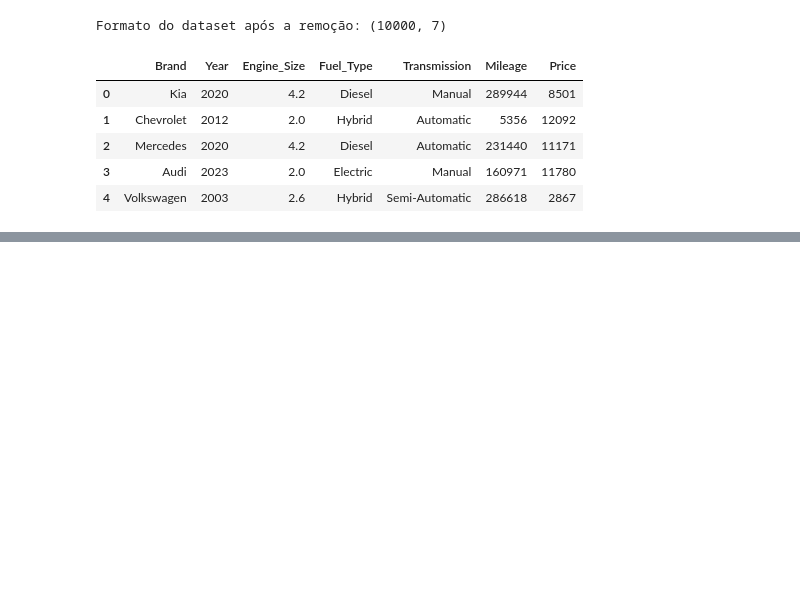
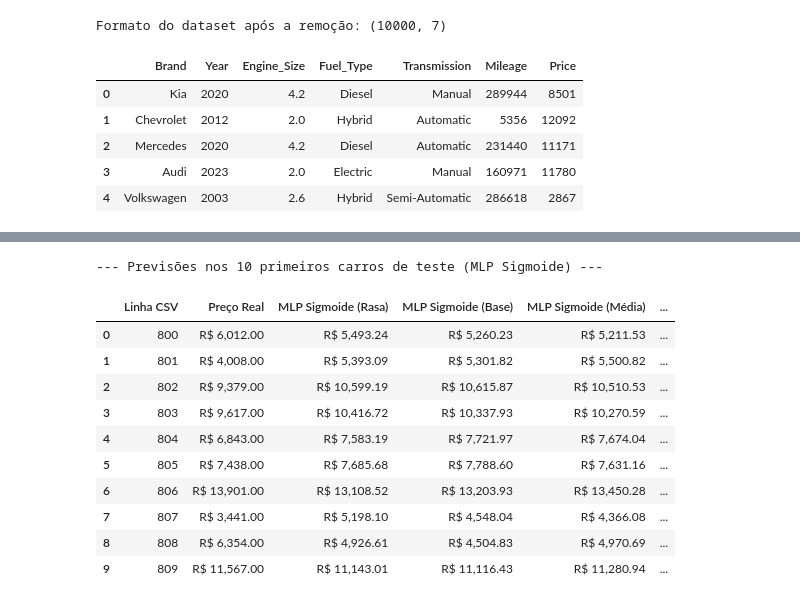
Before and after one commit to DanielMeloN/Prova_3i.a, a Jupyter notebook: prova3 i.a/car_price_analysis_novo.ipynb, the cells around one changed output, grey strips where cells are left out. Cells and saved outputs as stored; diff of their text form; code cells hidden in the pictures; blank space fills up the shorter version.

```diff
--- a/prova3 i.a/car_price_analysis_novo.ipynb
+++ b/prova3 i.a/car_price_analysis_novo.ipynb
@@ -1216,3 +1071,41 @@ Rede 3 (Sobreajuste) : Errou em média R$ 1,819.04
+# %%
+# ---------------------------------------------------------
+# BLOCO 5: Teste Prático com 10 Carros (Tabela Comparativa)
+# ---------------------------------------------------------
+import pandas as pd
+from IPython.display import display
+
+resultados_10 = []
+for i in range(10):
+    linha_original = 800 + i
+    preco_real = float(y_teste_reais[i][0])
+    row_dict = {"Linha CSV": linha_original, "Preço Real": preco_real}
+    for nome, modelo in modelos_treinados:
+        carro_x = X_teste[i].reshape(1, -1)
+        prev = float(modelo.forward(carro_x)[-1][0][0] * desvio_y + media_y)
+        row_dict[nome] = prev
+    resultados_10.append(row_dict)
+
+df_res_10 = pd.DataFrame(resultados_10)
+for col in df_res_10.columns:
+    if col != "Linha CSV":
+        df_res_10[col] = df_res_10[col].apply("R$ {:,.2f}".format)
+
+print("--- Previsões nos 10 primeiros carros de teste (MLP Sigmoide) ---")
+display(df_res_10)
+# %% [output]
+--- Previsões nos 10 primeiros carros de teste (MLP Sigmoide) ---
+|  | Linha CSV | Preço Real | MLP Sigmoide (Rasa) | MLP Sigmoide (Base) | MLP Sigmoide (Média) | ... |
+| 0 | 800 | R$ 6,012.00 | R$ 5,493.24 | R$ 5,260.23 | R$ 5,211.53 | ... |
+| 1 | 801 | R$ 4,008.00 | R$ 5,393.09 | R$ 5,301.82 | R$ 5,500.82 | ... |
+| 2 | 802 | R$ 9,379.00 | R$ 10,599.19 | R$ 10,615.87 | R$ 10,510.53 | ... |
+| 3 | 803 | R$ 9,617.00 | R$ 10,416.72 | R$ 10,337.93 | R$ 10,270.59 | ... |
+| 4 | 804 | R$ 6,843.00 | R$ 7,583.19 | R$ 7,721.97 | R$ 7,674.04 | ... |
+| 5 | 805 | R$ 7,438.00 | R$ 7,685.68 | R$ 7,788.60 | R$ 7,631.16 | ... |
+| 6 | 806 | R$ 13,901.00 | R$ 13,108.52 | R$ 13,203.93 | R$ 13,450.28 | ... |
+| 7 | 807 | R$ 3,441.00 | R$ 5,198.10 | R$ 4,548.04 | R$ 4,366.08 | ... |
+| 8 | 808 | R$ 6,354.00 | R$ 4,926.61 | R$ 4,504.83 | R$ 4,970.69 | ... |
+| 9 | 809 | R$ 11,567.00 | R$ 11,143.01 | R$ 11,116.43 | R$ 11,280.94 | ... |
 # %%
 import numpy as np
 import pandas as pd
```
Also changed, not shown: parts of 17 cells of this notebook, 29 other files.
